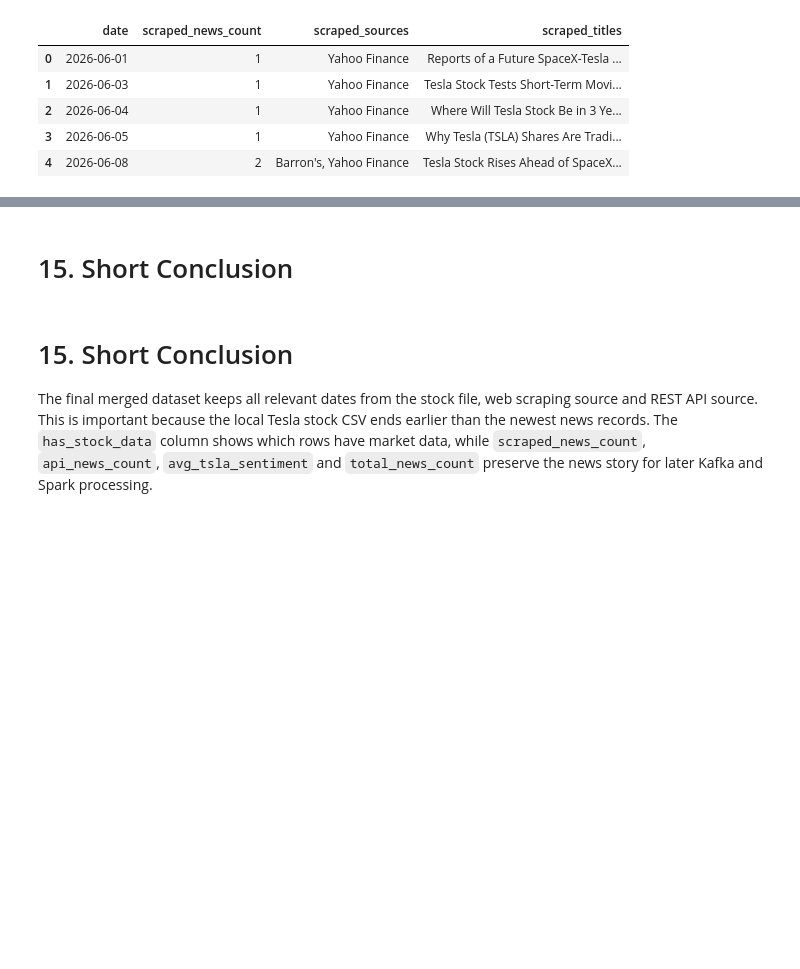
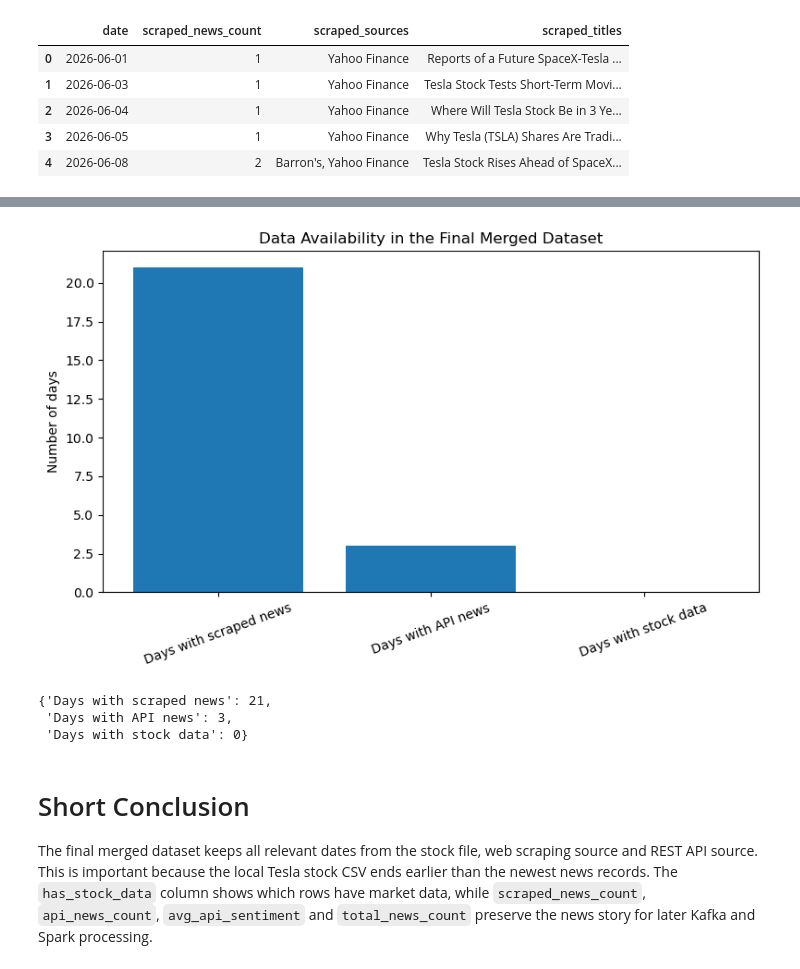
Before and after one commit to wi24b076/BDE-financial-news-stock-project, a Jupyter notebook: notebooks/03_data_merging_tesla.ipynb, the cells around one changed output, grey strips where cells are left out. Saved outputs shown, nothing was run; the diff lists cells and outputs as text; code cells hidden in the pictures; blank space fills up the shorter version.

```diff
--- a/notebooks/03_data_merging_tesla.ipynb
+++ b/notebooks/03_data_merging_tesla.ipynb
@@ -219,15 +314,27 @@ plt.show()
 # %%
-print("Correlation scraped news count vs daily return:")
-print(merged_df["scraped_news_count"].corr(merged_df["Daily_Return"]))
+summary_values = {
+    "Days with scraped news": (merged_df["scraped_news_count"] > 0).sum(),
+    "Days with API news": (merged_df["api_news_count"] > 0).sum(),
+    "Days with stock data": merged_df["has_stock_data"].sum()
+}
 
-print("\nCorrelation API news count vs daily return:")
-print(merged_df["api_news_count"].corr(merged_df["Daily_Return"]))
+plt.figure(figsize=(8, 5))
 
-print("\nCorrelation API sentiment vs daily return:")
-print(merged_df["avg_api_sentiment"].corr(merged_df["Daily_Return"]))
+plt.bar(summary_values.keys(), summary_values.values())
+
+plt.title("Data Availability in the Final Merged Dataset")
+plt.ylabel("Number of days")
+plt.xticks(rotation=20)
+plt.tight_layout()
+plt.show()
+
+summary_values
+# %% [output]
+[figure, added]
+{'Days with scraped news': 21,
+ 'Days with API news': 3,
+ 'Days with stock data': 0}
-# %% [markdown]
-# 15. Short Conclusion
 # %% [markdown]
-# 15. Short Conclusion
+# Short Conclusion
 
-The final merged dataset keeps all relevant dates from the stock file, web scraping source and REST API source. This is important because the local Tesla stock CSV ends earlier than the newest news records. The `has_stock_data` column shows which rows have market data, while `scraped_news_count`, `api_news_count`, `avg_tsla_sentiment` and `total_news_count` preserve the news story for later Kafka and Spark processing.
+The final merged dataset keeps all relevant dates from the stock file, web scraping source and REST API source. This is important because the local Tesla stock CSV ends earlier than the newest news records. The `has_stock_data` column shows which rows have market data, while `scraped_news_count`, `api_news_count`, `avg_api_sentiment` and `total_news_count` preserve the news story for later Kafka and Spark processing.
```
Also changed, not shown: parts of 23 cells of this notebook, 10 other files.
